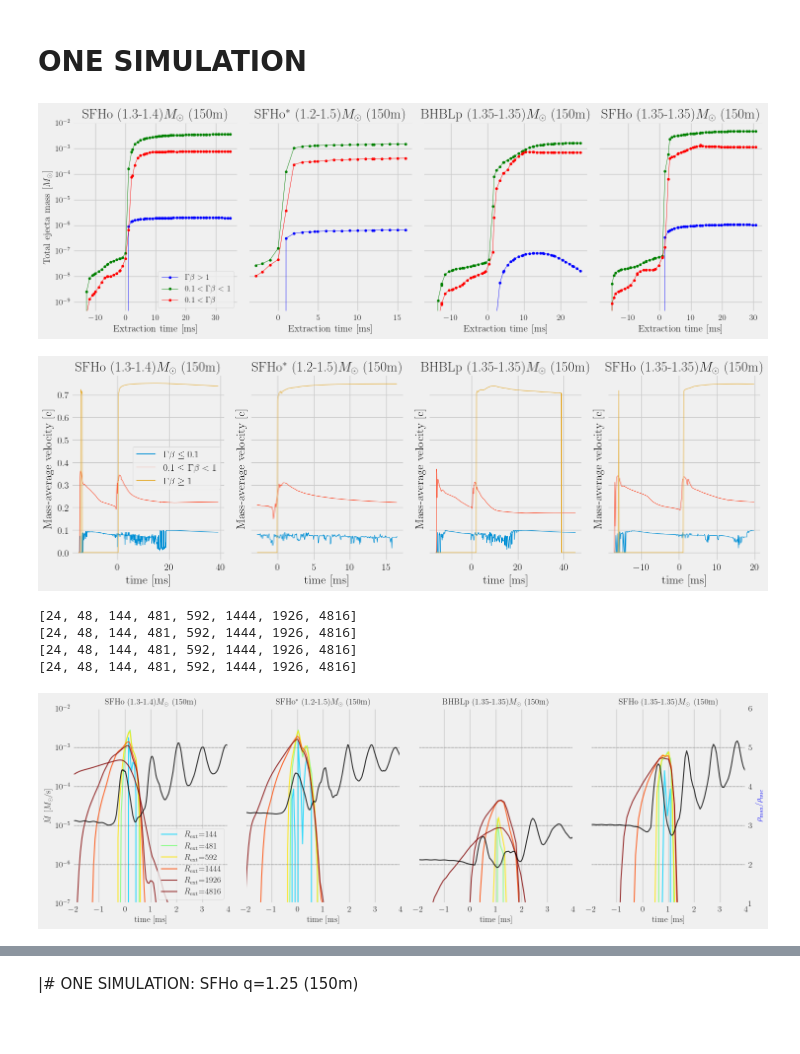
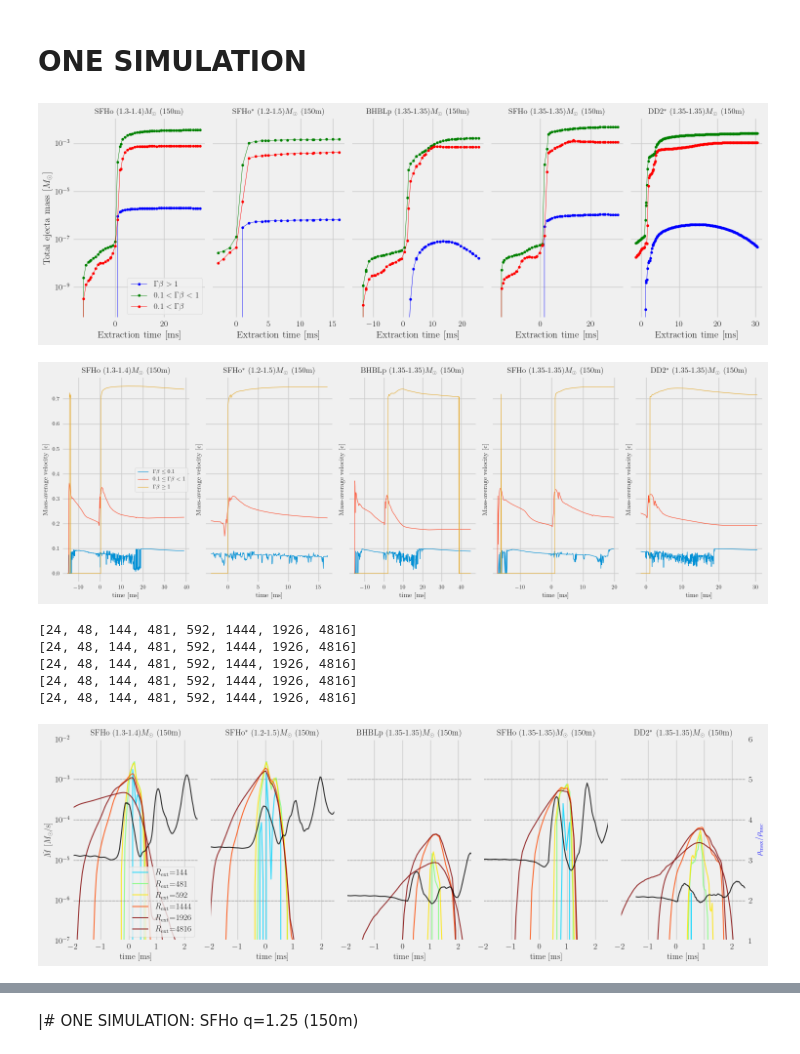
Before and after one commit to vsevolodnedora/PBA_projects, a Jupyter notebook: knafg/knafg_kenta/ejecta_analysis.ipynb, the cells around one changed output, grey strips where cells are left out. Saved outputs shown, nothing was run; the diff lists cells and outputs as text; code cells hidden in the pictures; blank space fills up the shorter version.

```diff
--- a/knafg/knafg_kenta/ejecta_analysis.ipynb
+++ b/knafg/knafg_kenta/ejecta_analysis.ipynb
@@ -339,12 +329,13 @@ def plot_ejecta_mass_components_text(sim_dics:list[dict]):
 plot_ejecta_mass_components_text(sim_dics=[SIMULATIONS["SFHo_13_14_res150"],
                                            SIMULATIONS["SFHo_12_15_res150_B15_HLLD"],
                                            SIMULATIONS["BHBLp_135_135_res150"],
-                                           SIMULATIONS["SFHo_135_135_res150_new"]
+                                           SIMULATIONS["SFHo_135_135_res150_new"],
+                                           SIMULATIONS["DD2_135_135_res150"]
                                            ])
 plt.show()
 # plot_ejecta_mass_components_text(dd=ej_data)
 # %% [output]
-[figure, old version]
+[figure, new version]
 # %%
 # plot one simulation
 #df = pd.merge(data.df_mdot,data.df_rho,how="left",on="time")
@@ -398,10 +389,11 @@ def plot_mdot_vave(sim_dics : [dict]):
 plot_mdot_vave(sim_dics=[SIMULATIONS["SFHo_13_14_res150"],
                          SIMULATIONS["SFHo_12_15_res150_B15_HLLD"],
                          SIMULATIONS["BHBLp_135_135_res150"],
-                         SIMULATIONS["SFHo_135_135_res150_new"]
+                         SIMULATIONS["SFHo_135_135_res150_new"],
+                         SIMULATIONS["DD2_135_135_res150"]
                          ])
 # %% [output]
-[figure, old version]
+[figure, new version]
 # %%
 # Definition of a retarded time for ejecta mass flux
 def get_tret(r : float, vinf_ave0 : float =.7) -> float:
@@ -414,7 +406,7 @@ def get_tret_arr(r : float, vinf_ave0 : np.ndarray) -> np.ndarray:
 color_pal_ = sns.color_palette(n_colors=10)
 norm = Normalize(vmin=0,vmax=6)
 cmap = plt.cm.get_cmap('jet')
-def plot_rho_mdot_rext(sim_dics:list[dict], ylim=(1e-7, 1e-2), ylim2=(1, 6), xlim=(-2, 4), crit="fast") -> None:
+def plot_rho_mdot_rext(sim_dics:list[dict], ylim=(1e-7, 1e-2), ylim2=(1, 6), xlim=(-2, 2.5), crit="fast") -> None:
     fig, axes = plt.subplots(ncols=len(sim_dics), nrows=1, figsize=(15,5), sharey='all')
     for i, sim_dic in enumerate(sim_dics):
 
@@ -469,35 +461,37 @@ def plot_rho_mdot_rext(sim_dics:list[dict], ylim=(1e-7, 1e-2), ylim2=(1, 6), xli
 
         ax.set_title(sim_dic['label'], fontsize=12)#(r"$\dot{M}$ vs $\rho_{\rm max}$" + f" for {sim_dic['label']}", fontsize=14)
 
         if i!=len(sim_dics)-1:
             ax2.yaxis.set_ticklabels([])
         if i == 0:
             ax.legend(fontsize=12,loc='lower right')
 
     # axes[-1].legend(loc='lower right', fontsize=12)
     axes[0].set_ylabel(r"$\dot{M}$ [$M_{\odot}$/s]", fontsize=12)
     ax2.set_ylabel(r"$\rho_{\rm max}/\rho_{\rm nuc}$", color="blue",fontsize=12)
 
     plt.tight_layout()
     plt.savefig(figs+"mdot_rhomax.png",dpi=256)
     plt.savefig(pdfs+"mdot_rext_rhomax.pdf")
     plt.show()
 
     # data.df_mdot.plot("time","mdot_fast_r48")
     # data.df_mdot.plot("time","mdot_fast_r144")
     # data.df_mdot.plot("time","mdot_fast_r482")
     # data.df_mdot.plot("time","mdot_fast_r144")
 plot_rho_mdot_rext([SIMULATIONS["SFHo_13_14_res150"],
                     SIMULATIONS["SFHo_12_15_res150_B15_HLLD"],
                     SIMULATIONS["BHBLp_135_135_res150"],
-                    SIMULATIONS["SFHo_135_135_res150_new"]
+                    SIMULATIONS["SFHo_135_135_res150_new"],
+                    SIMULATIONS["DD2_135_135_res150"]
                     ])
 # %% [output]
 [24, 48, 144, 481, 592, 1444, 1926, 4816]
 [24, 48, 144, 481, 592, 1444, 1926, 4816]
 [24, 48, 144, 481, 592, 1444, 1926, 4816]
 [24, 48, 144, 481, 592, 1444, 1926, 4816]
+[24, 48, 144, 481, 592, 1444, 1926, 4816]
-[figure, old version]
+[figure, new version]
 # %%
 # print(data.get_rext())
 def plot_mass_mdot_rho(sim_dics : list[dict], r=592, ylim=(1e-9, 1e-2), ylim2=(1,6), xlim=(-2, 4), crit="fast") -> None:
```
Also changed, not shown: parts of 12 cells of this notebook, 2 other files.
